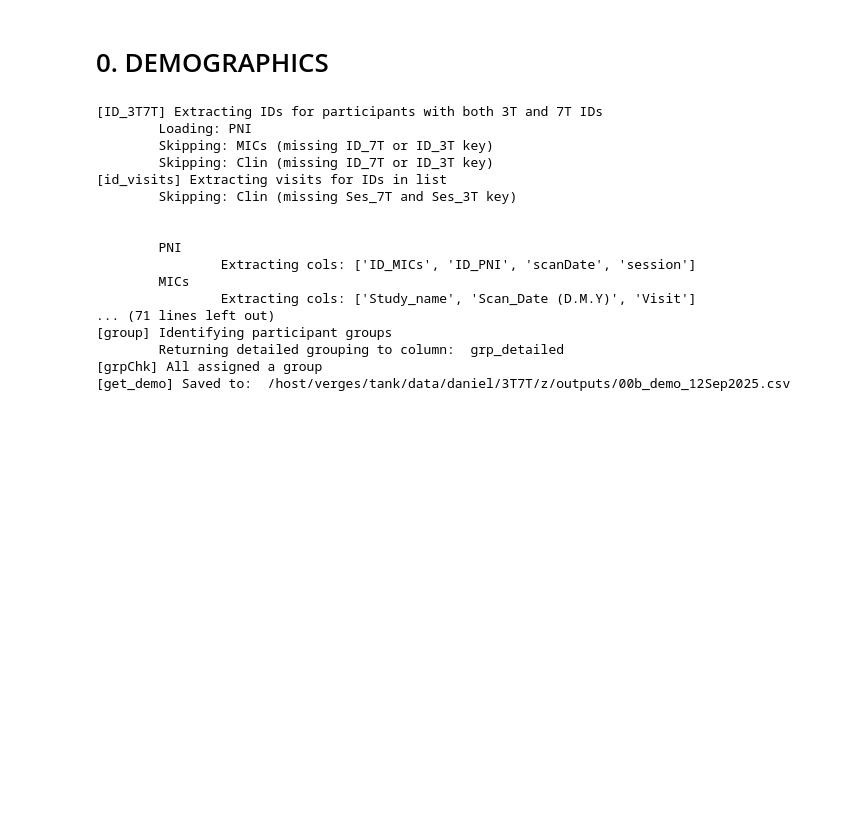
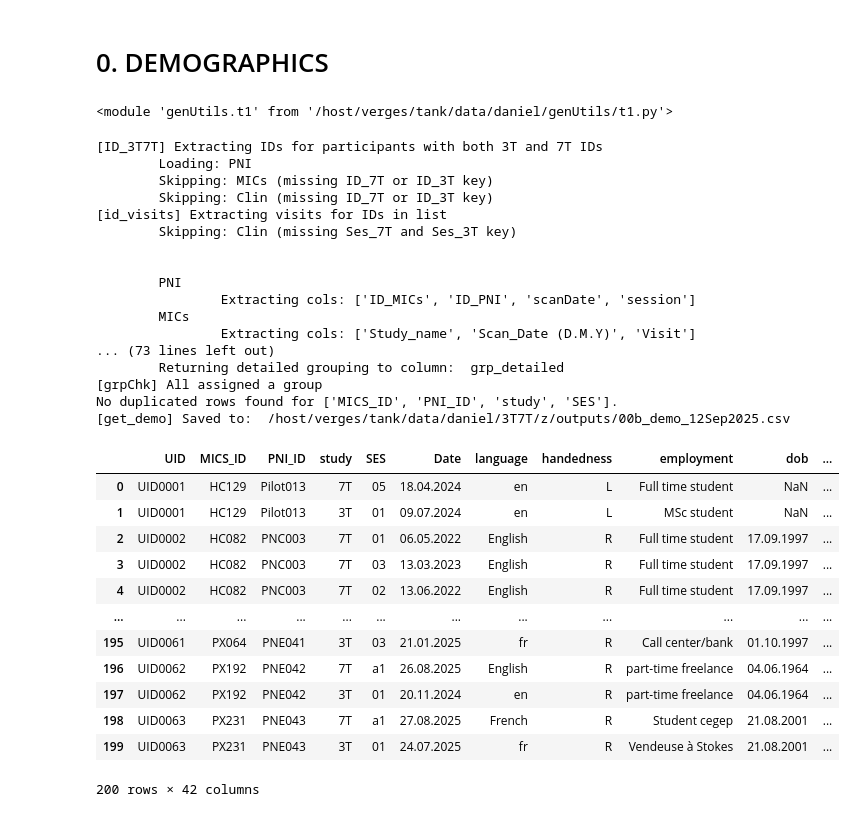
Before and after one commit to mendelsonD/3T7T, a Jupyter notebook: analyses/main.ipynb, the cells around one changed output. Saved outputs shown, nothing was run; the diff lists cells and outputs as text; code cells hidden in the pictures; blank space fills up the shorter version.

```diff
--- a/analyses/main.ipynb
+++ b/analyses/main.ipynb
@@ -31,6 +31,13 @@ sys.path.append(os.getcwd())
 sys.path.append("/host/verges/tank/data/daniel/")
 import demo
 from genUtils import id, gen, t1
+
+importlib.reload(demo)
+importlib.reload(id)
+importlib.reload(gen)
+importlib.reload(t1)
+# %% [output]
+<module 'genUtils.t1' from '/host/verges/tank/data/daniel/genUtils/t1.py'>
 # %%
 lab = True
 save = True
@@ -134,7 +140,7 @@ correspSheets = [PNI]
 importlib.reload(demo)
 df_demo = demo.get_demo(sheets, save_pth=save_pth)
 
-if printTo:
+if toPrint:
     df_demo
 # %% [output]
 [ID_3T7T] Extracting IDs for participants with both 3T and 7T IDs
@@ -149,8 +155,24 @@ if printTo:
                 Extracting cols: ['ID_MICs', 'ID_PNI', 'scanDate', 'session']
         MICs
                 Extracting cols: ['Study_name', 'Scan_Date (D.M.Y)', 'Visit']
-... (71 lines left out)
-[group] Identifying participant groups
+... (73 lines left out)
         Returning detailed grouping to column:  grp_detailed
 [grpChk] All assigned a group
+No duplicated rows found for ['MICS_ID', 'PNI_ID', 'study', 'SES'].
 [get_demo] Saved to:  /host/verges/tank/data/daniel/3T7T/z/outputs/00b_demo_12Sep2025.csv
+# %%
+df_demo
+# %% [output]
+|  | UID | MICS_ID | PNI_ID | study | SES | Date | language | handedness | employment | dob | ... |
+| 0 | UID0001 | HC129 | Pilot013 | 7T | 05 | 18.04.2024 | en | L | Full time student | NaN | ... |
+| 1 | UID0001 | HC129 | Pilot013 | 3T | 01 | 09.07.2024 | en | L | MSc student | NaN | ... |
+| 2 | UID0002 | HC082 | PNC003 | 7T | 01 | 06.05.2022 | English | R | Full time student | 17.09.1997 | ... |
+| 3 | UID0002 | HC082 | PNC003 | 7T | 03 | 13.03.2023 | English | R | Full time student | 17.09.1997 | ... |
+| 4 | UID0002 | HC082 | PNC003 | 7T | 02 | 13.06.2022 | English | R | Full time student | 17.09.1997 | ... |
+| ... | ... | ... | ... | ... | ... | ... | ... | ... | ... | ... | ... |
+| 195 | UID0061 | PX064 | PNE041 | 3T | 03 | 21.01.2025 | fr | R | Call center/bank | 01.10.1997 | ... |
+| 196 | UID0062 | PX192 | PNE042 | 7T | a1 | 26.08.2025 | English | R | part-time freelance | 04.06.1964 | ... |
+| 197 | UID0062 | PX192 | PNE042 | 3T | 01 | 20.11.2024 | en | R | part-time freelance | 04.06.1964 | ... |
+| 198 | UID0063 | PX231 | PNE043 | 7T | a1 | 27.08.2025 | French | R | Student cegep | 21.08.2001 | ... |
+| 199 | UID0063 | PX231 | PNE043 | 3T | 01 | 24.07.2025 | fr | R | Vendeuse à Stokes | 21.08.2001 | ... |
+200 rows × 42 columns
```
Also changed, not shown: parts of 2 cells of this notebook, 1 other file.
